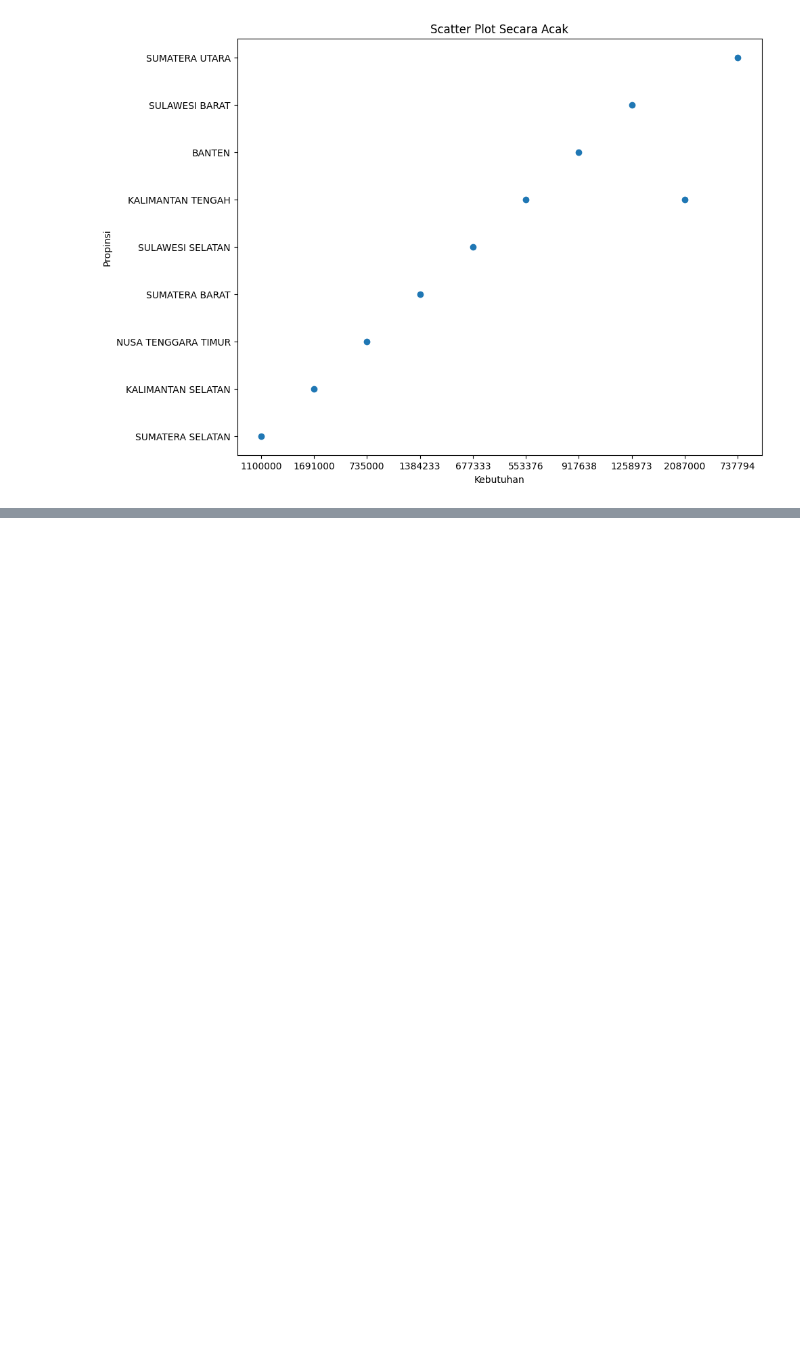
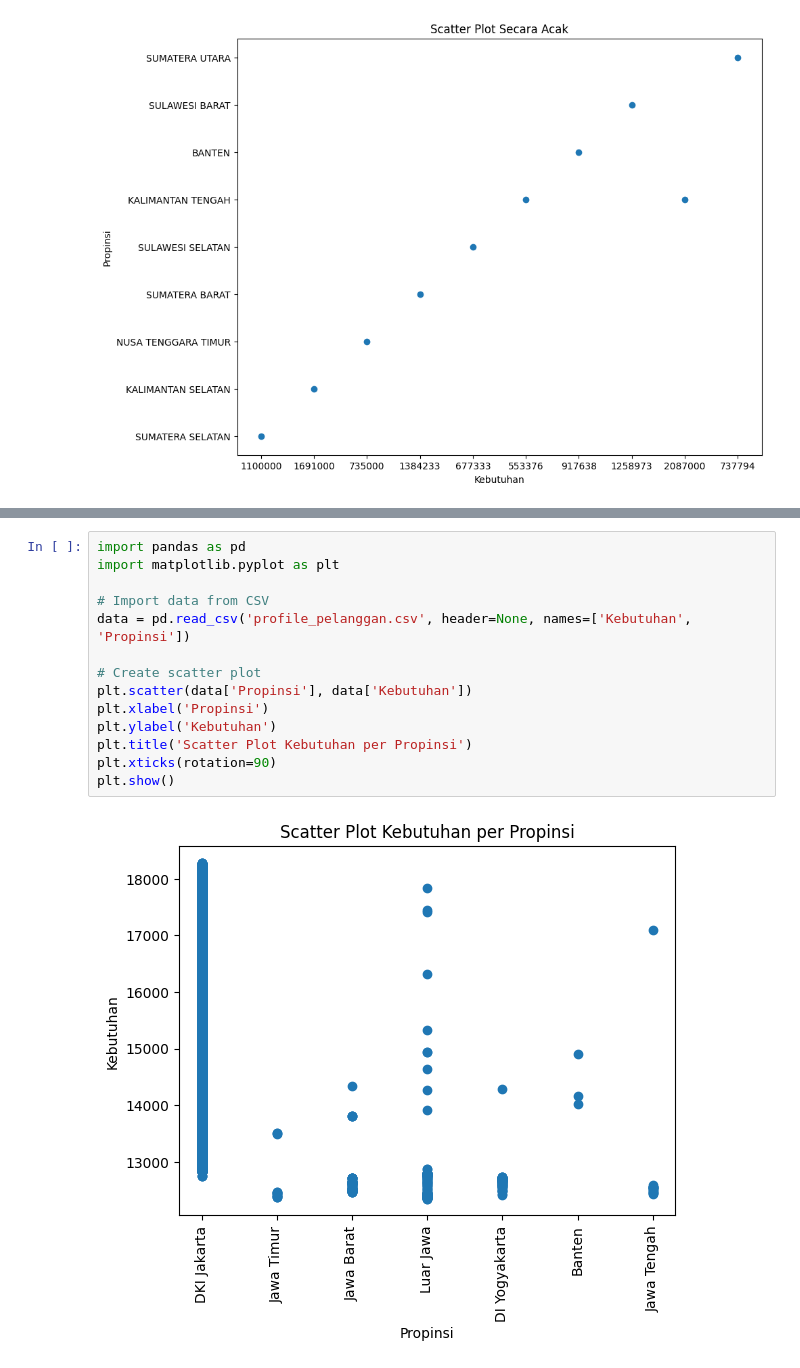
Before and after one commit to RMuchamadNaufalRamadhan/UAS_VisualDatadanInfromasi, a Jupyter notebook: UAS_VisualDatadanInfromasi.ipynb, the cells around one changed output, grey strips where cells are left out. Saved outputs shown, nothing was run; the diff lists cells and outputs as text; blank space fills up the shorter version.

```diff
--- a/UAS_VisualDatadanInfromasi.ipynb
+++ b/UAS_VisualDatadanInfromasi.ipynb
@@ -66,0 +86,16 @@ plt.show()
+# %%
+import pandas as pd
+import matplotlib.pyplot as plt
+
+# Import data from CSV
+data = pd.read_csv('profile_pelanggan.csv', header=None, names=['Kebutuhan', 'Propinsi'])
+
+# Create scatter plot
+plt.scatter(data['Propinsi'], data['Kebutuhan'])
+plt.xlabel('Propinsi')
+plt.ylabel('Kebutuhan')
+plt.title('Scatter Plot Kebutuhan per Propinsi')
+plt.xticks(rotation=90)
+plt.show()
+# %% [output]
+[figure, added]
```
Also changed, not shown: parts of 4 cells of this notebook.
